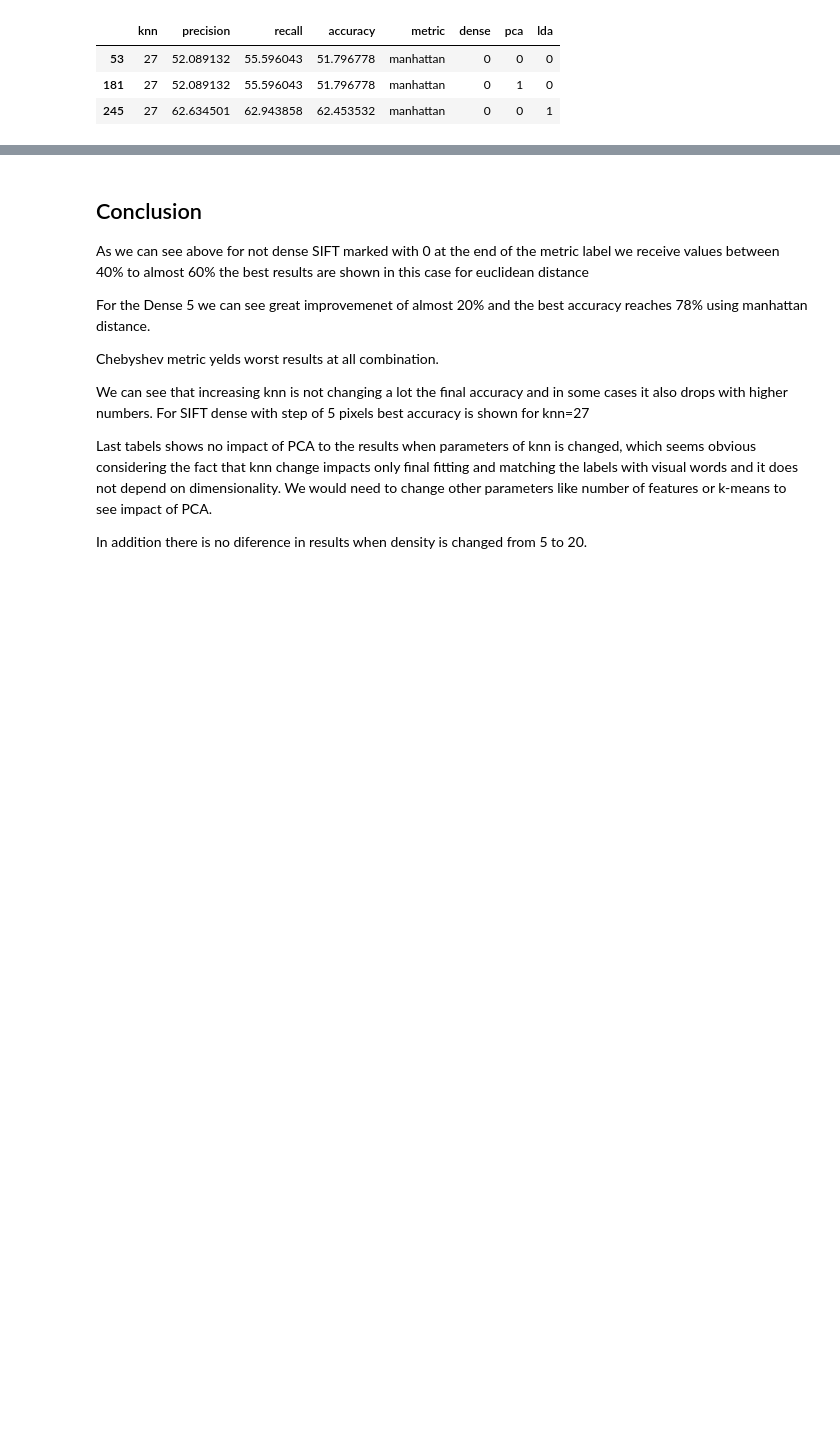
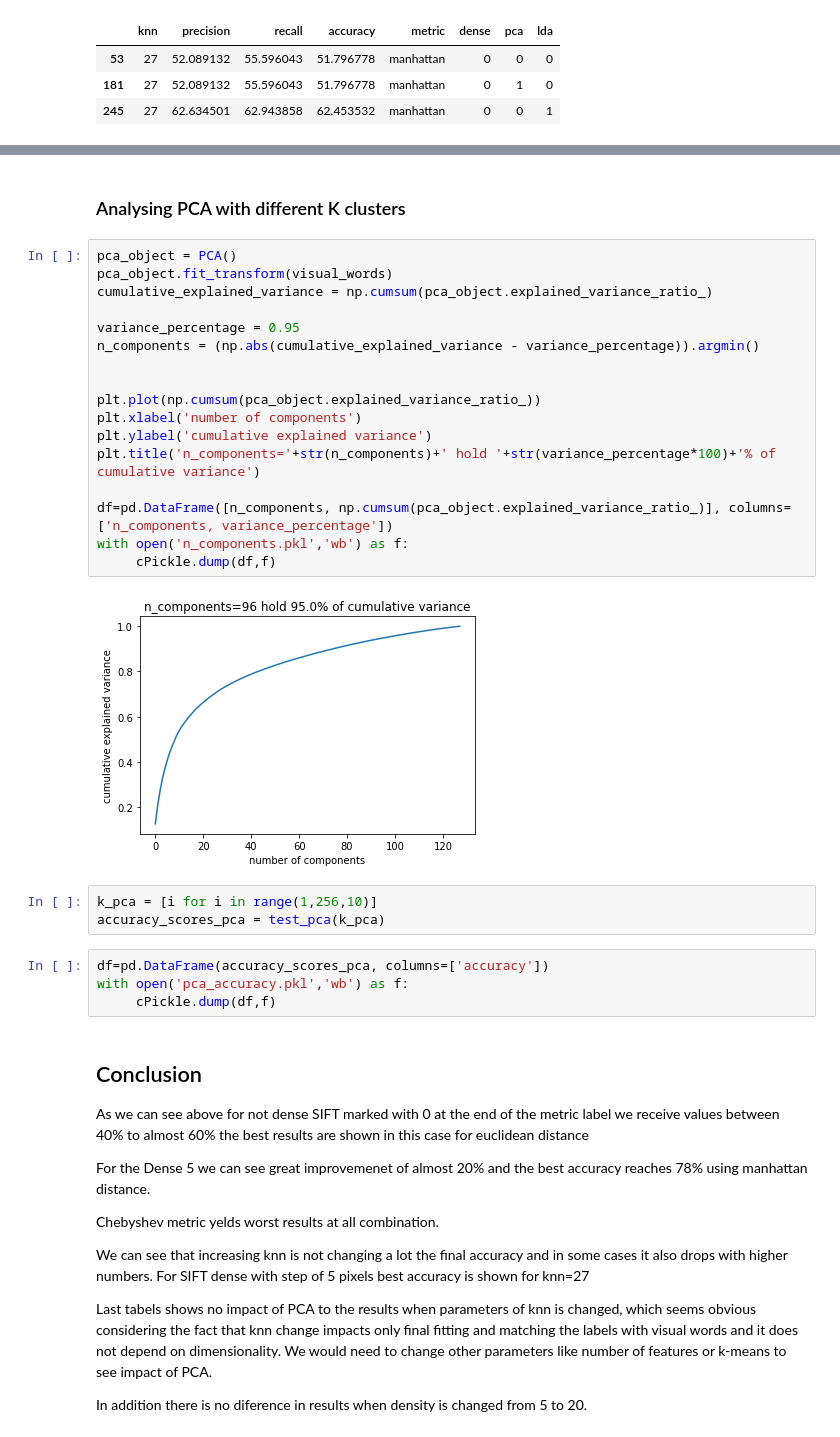
Before and after one commit to StanleyAlbayeros/MCV-M3-MLCV-G02, a Jupyter notebook: BagofVisualWords.ipynb, the cells around one changed output, grey strips where cells are left out. Saved outputs shown, nothing was run; the diff lists cells and outputs as text; blank space fills up the shorter version.

```diff
--- a/BagofVisualWords.ipynb
+++ b/BagofVisualWords.ipynb
@@ -455,3 +583,31 @@ df_new[(df_new.knn==27)&(df_new.dense==0)&(df_new.metric=='manhattan')]
+# %% [markdown]
+### Analysing PCA with different K clusters
+# %%
+pca_object = PCA()
+pca_object.fit_transform(visual_words)
+cumulative_explained_variance = np.cumsum(pca_object.explained_variance_ratio_)
+
+variance_percentage = 0.95
+n_components = (np.abs(cumulative_explained_variance - variance_percentage)).argmin()
+
+
+plt.plot(np.cumsum(pca_object.explained_variance_ratio_))
+plt.xlabel('number of components')
+plt.ylabel('cumulative explained variance')
+plt.title('n_components='+str(n_components)+' hold '+str(variance_percentage*100)+'% of cumulative variance')
+
+df=pd.DataFrame([n_components, np.cumsum(pca_object.explained_variance_ratio_)], columns=['n_components, variance_percentage'])
+with open('n_components.pkl','wb') as f:
+     cPickle.dump(df,f)
+# %% [output]
+[figure, added]
+# %%
+k_pca = [i for i in range(1,256,10)]
+accuracy_scores_pca = test_pca(k_pca)
+# %%
+df=pd.DataFrame(accuracy_scores_pca, columns=['accuracy'])
+with open('pca_accuracy.pkl','wb') as f:
+     cPickle.dump(df,f)
 # %% [markdown]
 ## Conclusion
 As we can see above for not dense SIFT marked with 0 at the end of the metric label we receive values between 40% to almost 60%
```
Also changed, not shown: parts of 12 cells of this notebook, 3 other files.
